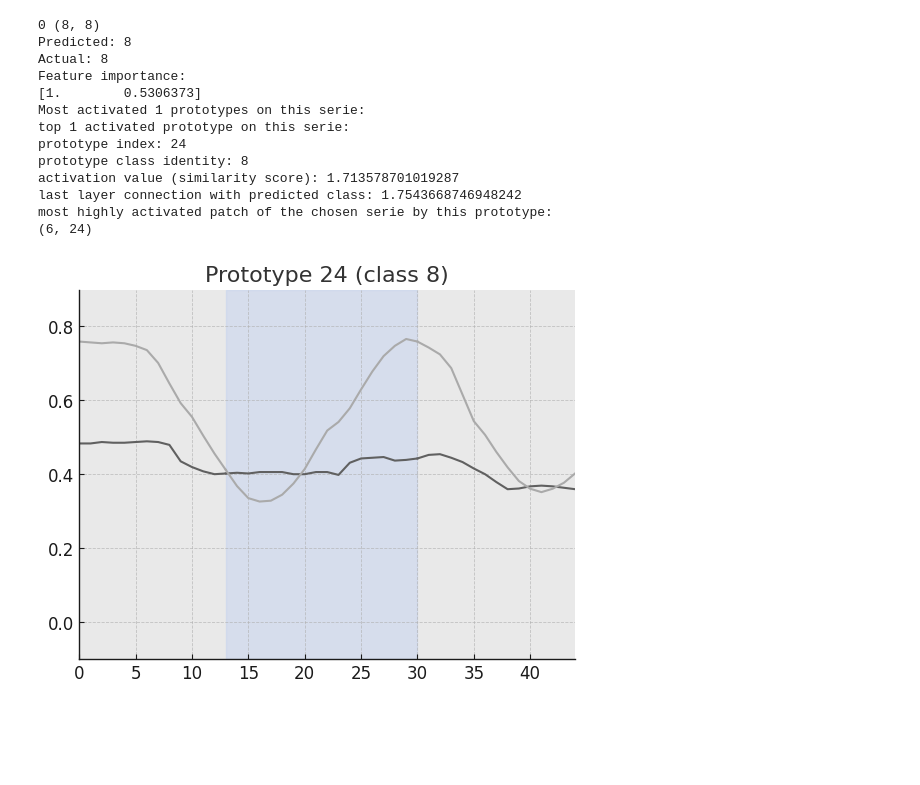
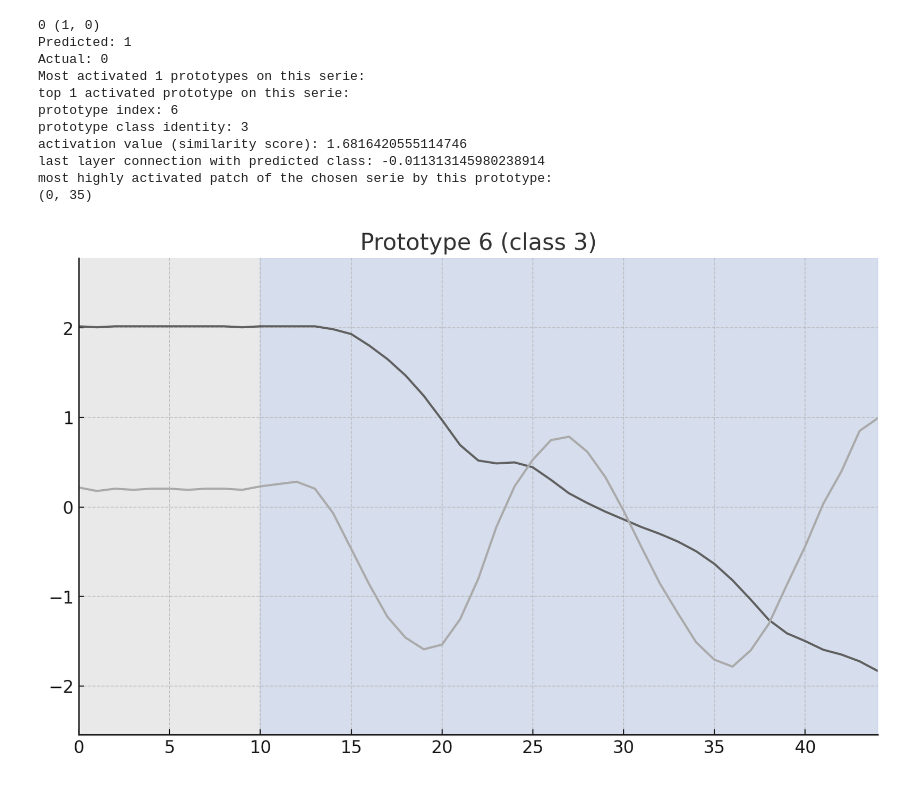
Before and after one commit to bmalkus/ProtoTSNet, a Jupyter notebook: local_analysis_updated.ipynb, the cells around one changed output. Drawn from its saved outputs; the diff is of its cells as text; code cells hidden in the pictures; blank space fills up the shorter version.

```diff
--- a/local_analysis_updated.ipynb
+++ b/local_analysis_updated.ipynb
@@ -15,10 +15,10 @@ from push import find_high_activation_crop
 
 import matplotlib.colors as mcolors
 # %%
-DATASETS_PATH = Path('~/slow/UEA/data/arff_format').expanduser()
+DATASETS_PATH = Path('/mnt/z/dane/timeseriesclassification/Multivariate_arff').expanduser()
 COLOR_CYCLE = ['#606060', '#AAAAAA', '#BBBBBB']
 
-dataset = ds_load(DATASETS_PATH, 'Libras')
+train_ds, test_ds = ds_load(DATASETS_PATH, 'Libras')
 # %%
 def get_latest_model(exp_name):
     experiment_dir = Path(f'experiments/{exp_name}/').absolute()
@@ -121,3 +123,5 @@ exp_name = 'LibrasTestExperiment'
+# %%
+exp_name = 'libras_expert_protos_vae_better_pretraining/with/run-1/Libras'
 # %%
 latest_model = get_latest_model(exp_name)
 savedir = Path.cwd()
@@ -132,15 +143,15 @@ visualize_matrix(ll_weight.detach().numpy(), figsize=(30, 10))
 # %%
 epoch_number_str = str(200)
-ex_idx = 30
+ex_idx = 5
 top_n_protos = 1
 
 epoch_number_str = str(200)
 prototype_info = np.load(os.path.join(Path(f'experiments/{exp_name}/protos').absolute(), 'epoch-'+epoch_number_str, 'bounds'+epoch_number_str+'.npy'))
 prototype_img_identity = prototype_info[:, -1]
 
-ex_npy = dataset.test.X[ex_idx]
+ex_npy = test_ds.X[ex_idx]
 ex = torch.tensor([ex_npy])
-ex_label = dataset.test.y[ex_idx]
+ex_label = test_ds.y[ex_idx]
 
 logits, min_distances = ptsnet(ex)
 conv_output, distances = ptsnet.push_forward(ex)
@@ -156,47 +167,45 @@ idx = 0
 predicted_cls = tables[idx][0]
 correct_cls = tables[idx][1]
 print('Predicted: ' + str(predicted_cls))
 print('Actual: ' + str(correct_cls))
 
-print('Feature importance:')
-print(calc_feature_importance(exp_name))
+# print('Feature importance:')
+# print(calc_feature_importance(exp_name))
 
 print(f'Most activated {top_n_protos} prototypes on this serie:')
 array_act, sorted_indices_act = torch.sort(prototype_activations[idx])
 for i in range(1, top_n_protos+1):
     print(f'top {i} activated prototype on this serie:')
 
     proto_ind = sorted_indices_act[-i].item()
     proto = np.load(f'experiments/{exp_name}/protos/epoch-{epoch_number_str}/prototype-ts-original_with_self_act{proto_ind:03d}.npy')
-    receptive_field_size = 13 + ptsnet.prototype_shape[2] - 1
-    rf_start, rf_end = find_high_activation_crop(proto[:, -1], proto_len=ptsnet.prototype_shape[2], ts_len=ex.shape[2])
-    visualize_proto(proto[:, :-1].transpose(), (rf_start, rf_end), y_lim=(-0.1, 0.9), facecolor='#e9e9e9', title=f'Prototype {proto_ind} (class {prototype_img_identity[proto_ind]})')
+    receptive_field_size = 13 + ptsnet.proto_layer_shape[2] - 1
+    rf_start, rf_end = find_high_activation_crop(proto[:, -1], ts_len=test_ds.X.shape[2], proto_rf_info=ptsnet.proto_layer_rf_info)
+    visualize_proto(proto[:, :-1].transpose(), (rf_start, rf_end), facecolor='#e9e9e9', title=f'Prototype {proto_ind} (class {prototype_img_identity[proto_ind]})')
 
     print('prototype index: {0}'.format(sorted_indices_act[-i].item()))
     print('prototype class identity: {0}'.format(prototype_img_identity[sorted_indices_act[-i].item()]))
     print('activation value (similarity score): {0}'.format(array_act[-i]))
     print('last layer connection with predicted class: {0}'.format(ptsnet.last_layer.weight[predicted_cls][sorted_indices_act[-i].item()]))
 
     activation_pattern = prototype_activation_patterns[idx][sorted_indices_act[-i].item()].detach().cpu().numpy()
 
     # show the most highly activated patch of the image by this prototype
-    high_act_patch_indices = find_high_activation_crop(activation_pattern, proto_len=ptsnet.prototype_shape[2], ts_len=ex.shape[2])
+    high_act_patch_indices = find_high_activation_crop(activation_pattern, ts_len=test_ds.X.shape[2], proto_rf_info=ptsnet.proto_layer_rf_info)
 
     print('most highly activated patch of the chosen serie by this prototype:')
     print(high_act_patch_indices)
     visualize_proto(ex_npy, high_act_patch_indices, y_lim=(-0.1, 0.9), title=f'Most activated patch by prototype {proto_ind}')
 # %% [output]
-0 (8, 8)
-Predicted: 8
-Actual: 8
-Feature importance:
-[1.        0.5306373]
+0 (1, 0)
+Predicted: 1
+Actual: 0
 Most activated 1 prototypes on this serie:
 top 1 activated prototype on this serie:
-prototype index: 24
-prototype class identity: 8
-activation value (similarity score): 1.713578701019287
-last layer connection with predicted class: 1.7543668746948242
+prototype index: 6
+prototype class identity: 3
+activation value (similarity score): 1.6816420555114746
+last layer connection with predicted class: -0.011313145980238914
 most highly activated patch of the chosen serie by this prototype:
-(6, 24)
+(0, 35)
-[figure, old version]
+[figure, new version]
```
Also changed, not shown: parts of 8 cells of this notebook, 10 other files.
